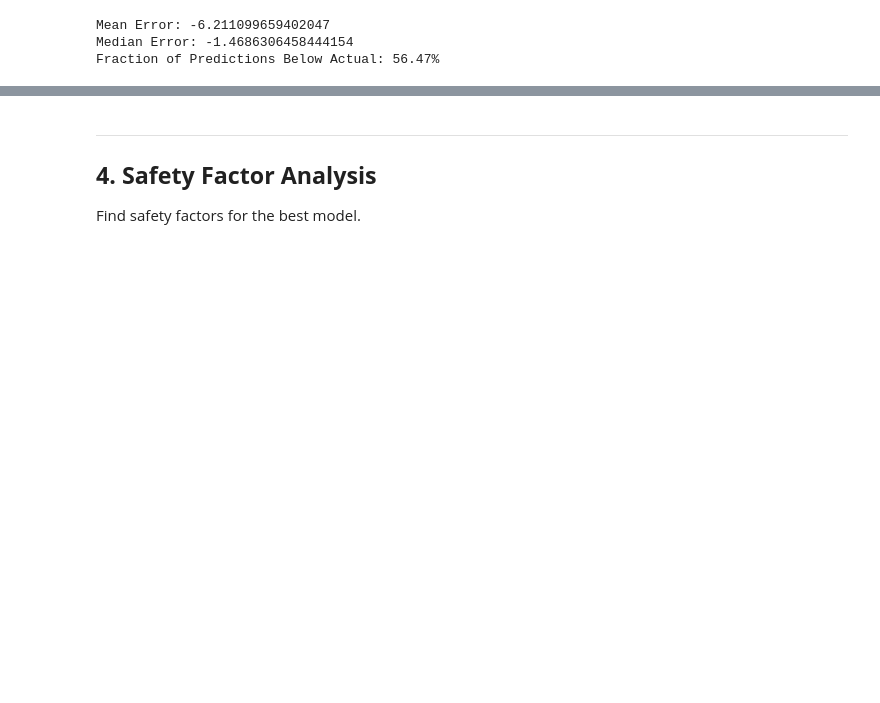
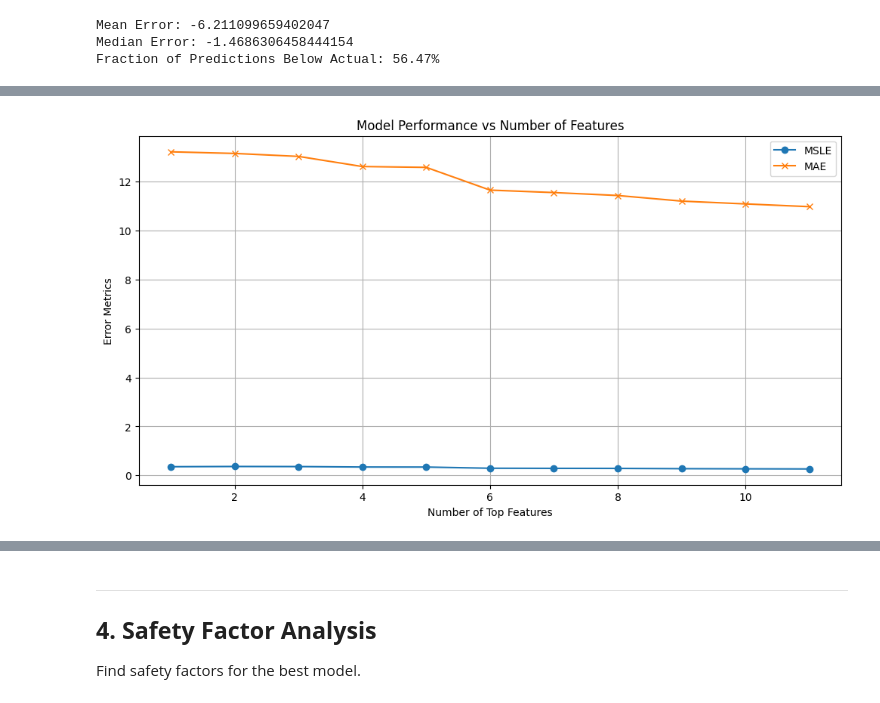
Before and after one commit to tanzhongyan/BidlySMU, a Jupyter notebook: V1_02A_catboost.ipynb, the cells around one changed output, grey strips where cells are left out. Saved outputs shown, nothing was run; the diff lists cells and outputs as text; code cells hidden in the pictures; blank space fills up the shorter version.

```diff
--- a/V1_02A_catboost.ipynb
+++ b/V1_02A_catboost.ipynb
@@ -442,0 +651,78 @@ Fraction of Predictions Below Actual: 56.47%
+# %%
+# Initialize variables
+results = []
+feature_subsets = []
+
+# Get feature importance from the best model
+features = tuned_model.feature_names_
+feature_importance = tuned_model.get_feature_importance(type='FeatureImportance')
+importance_df = pd.DataFrame({'Feature': features, 'Importance': feature_importance})
+importance_df = importance_df.sort_values(by='Importance', ascending=False)
+
+# Define the test set
+X_test = test_data[features]
+y_test = test_data[target]
+
+# Incrementally select top features
+for i in range(1, len(features) + 1):
+    # Select top i features
+    top_features = importance_df['Feature'][:i].tolist()
+    feature_subsets.append(top_features)
+
+    # Filter training data with selected features
+    X_train_selected = X_train[top_features]
+    X_test_selected = X_test[top_features]
+
+    # Train the model with selected features
+    model = CatBoostRegressor(
+        bagging_temperature=1,
+        random_strength=1,
+        depth=10,
+        learning_rate=0.1,
+        l2_leaf_reg=5,
+        iterations=1000,
+        cat_features=[f for f in top_features if f in cat_features],
+        verbose=False
+    )
+    model.fit(X_train_selected, y_train)
+
+    # Predict on the test set
+    y_pred = model.predict(X_test_selected)
+    y_pred = np.maximum(y_pred, 10)  # Apply min threshold
+
+    # Calculate metrics
+    msle = mean_squared_log_error(y_test, y_pred)
+    mae = mean_absolute_error(y_test, y_pred)
+    errors = y_pred - y_test
+    mean_error = np.mean(errors)
+    median_error = np.median(errors)
+    below_zero = np.mean(errors < 0)
+
+    # Store results
+    results.append({
+        'Top Features': i,
+        'MSLE': msle,
+        'MAE': mae,
+        'Mean Error': mean_error,
+        'Median Error': median_error,
+        'Below Zero': below_zero
+    })
+
+# Convert results to a DataFrame
+results_df = pd.DataFrame(results)
+
+# Display results
+print("Incremental Feature Selection Results:")
+print(results_df)
+
+# Plot results
+plt.figure(figsize=(12, 6))
+plt.plot(results_df['Top Features'], results_df['MSLE'], marker='o', label='MSLE')
+plt.plot(results_df['Top Features'], results_df['MAE'], marker='x', label='MAE')
+plt.xlabel('Number of Top Features')
+plt.ylabel('Error Metrics')
+plt.title('Model Performance vs Number of Features')
+plt.legend()
+plt.grid()
+plt.show()
+# %% [output]
@@ -443,3 +742,4 @@ Fraction of Predictions Below Actual: 56.47%
+[figure, added]
 # %% [markdown]
 
 ---
```
Also changed, not shown: parts of 18 cells of this notebook, 1 other file.
